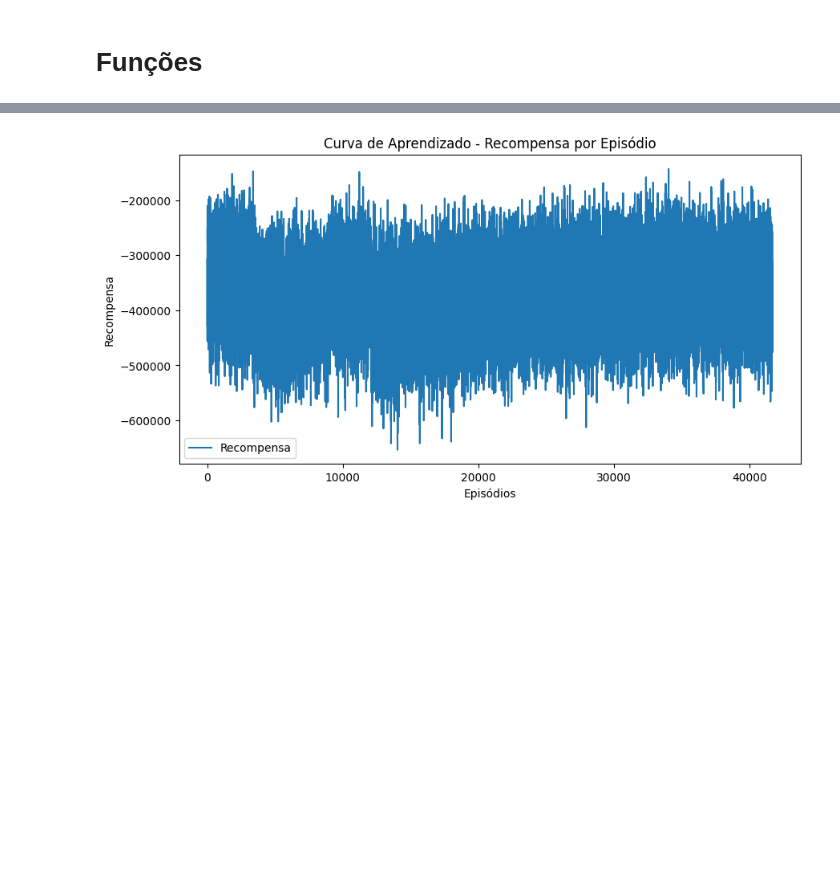
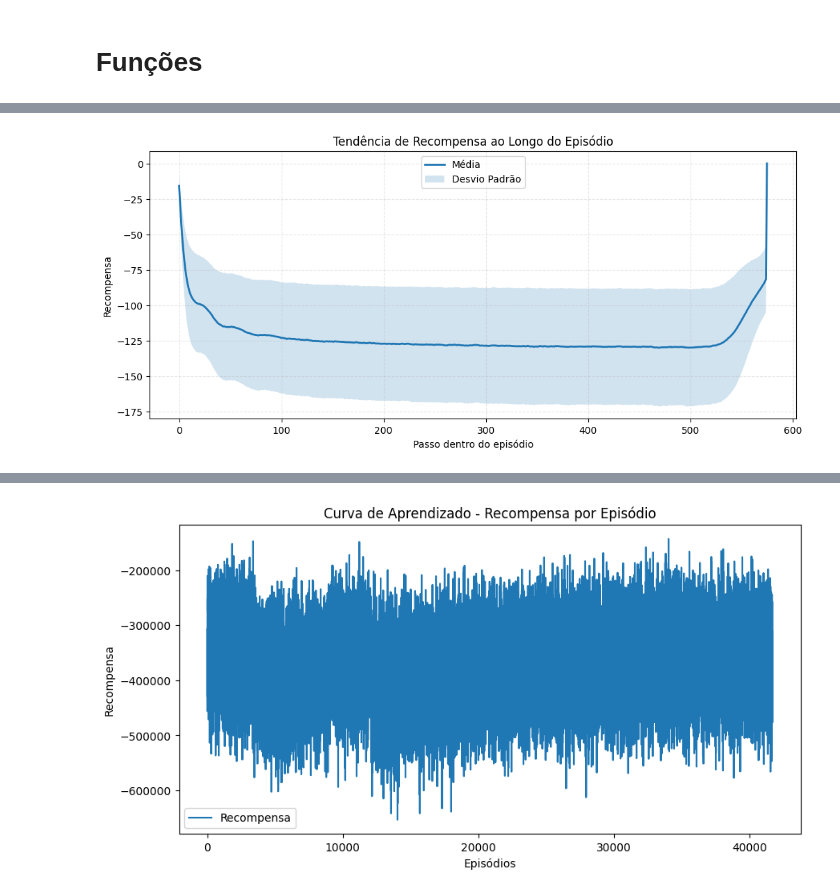
Before and after one commit to MarquinhoCF/food-delivery-gym, a Jupyter notebook: src/notebooks/generate_graphs.ipynb, the cells around one changed output, grey strips where cells are left out. Cells and saved outputs as stored; diff of their text form; code cells hidden in the pictures; blank space fills up the shorter version.

```diff
--- a/src/notebooks/generate_graphs.ipynb
+++ b/src/notebooks/generate_graphs.ipynb
@@ -128,0 +157,5 @@ def plotar_tendencia_com_minimo(media, desvio, minimo, titulo="Tendência de Rec
+# %%
+mean_rewards, std_rewards = calcular_tendencia_recompensa_por_passo(recompensas_por_passo.values, tamanho_episodio)
+plotar_tendencia_por_passo(mean_rewards, std_rewards)
+# %% [output]
+[figure, added]
```
Also changed, not shown: parts of 32 cells of this notebook, 2 other files.
